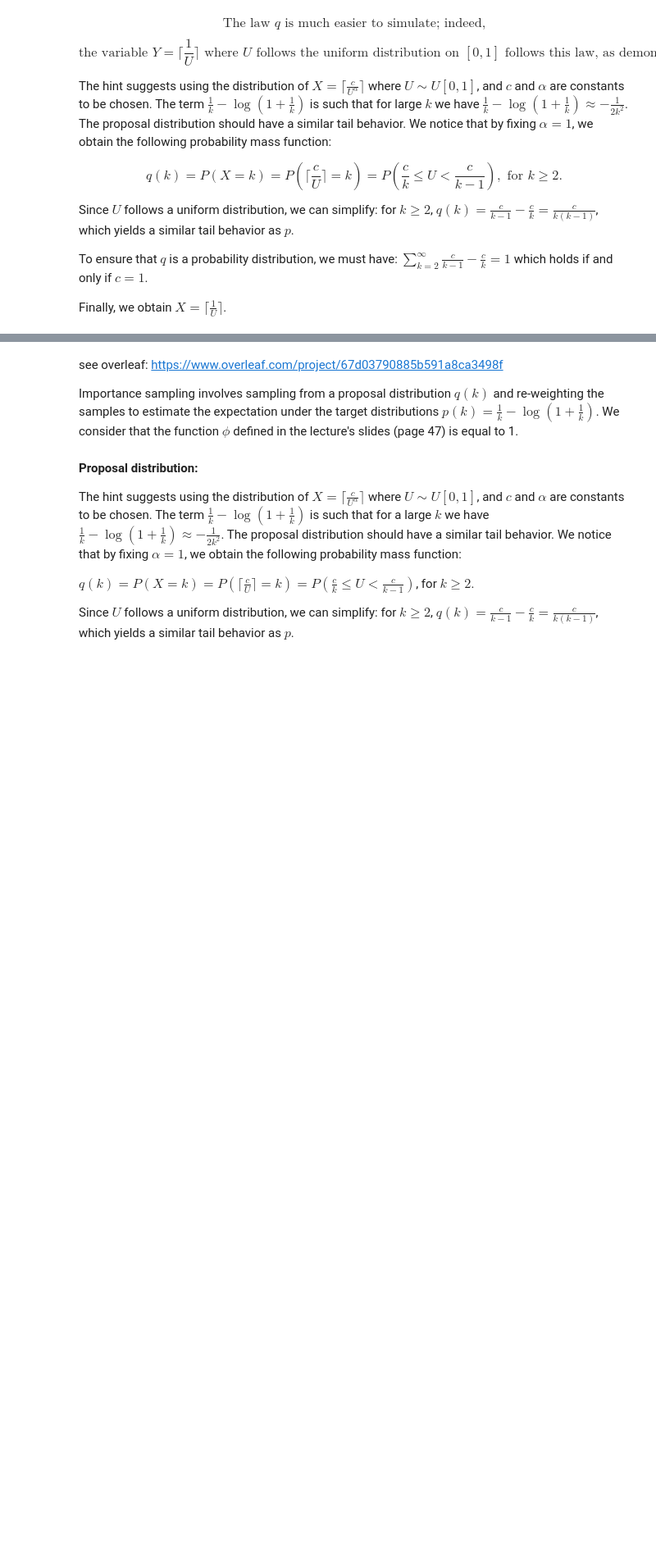
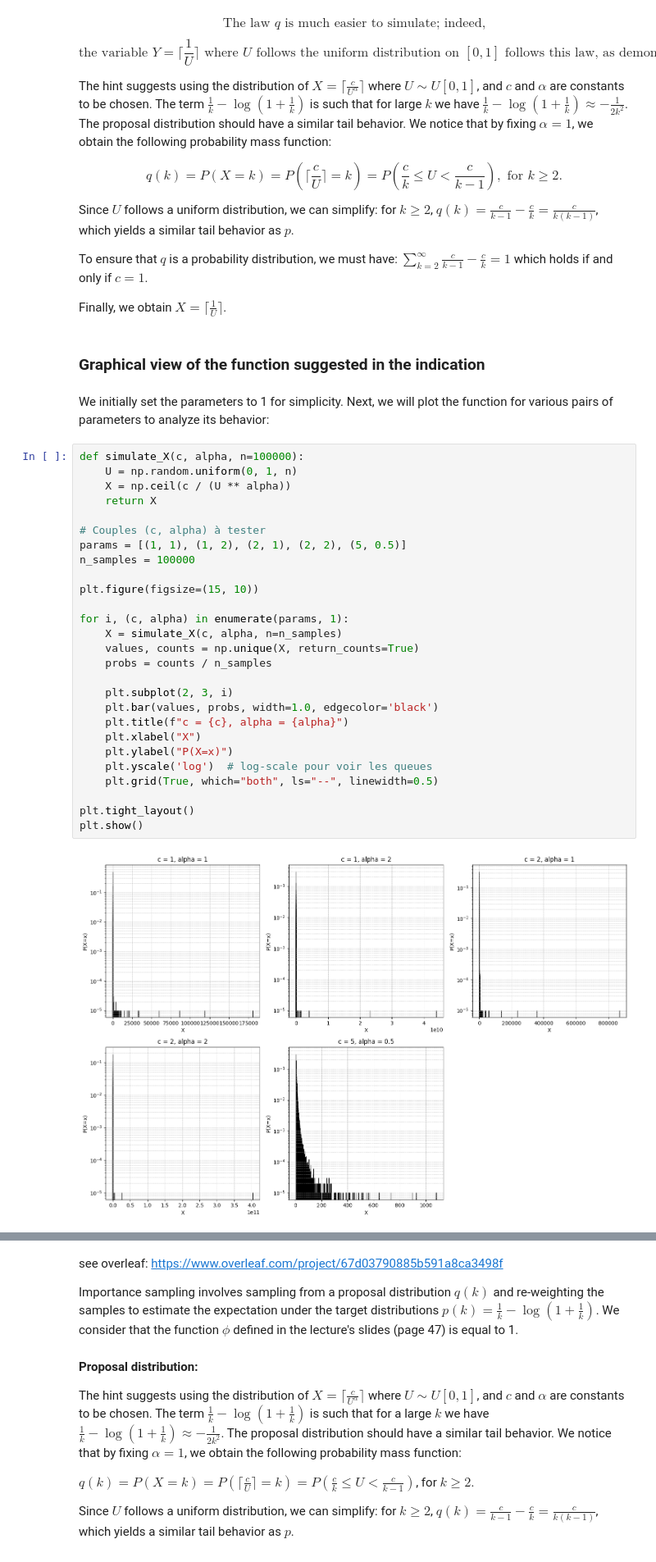
Before and after one commit to Leooryx/Euler_Monte_Carlo, a Jupyter notebook: main.ipynb, the cells around one changed output, grey strips where cells are left out. Shown at 82% size. Cells and saved outputs as stored; diff of their text form; blank space fills up the shorter version.

```diff
--- a/main.ipynb
+++ b/main.ipynb
@@ -57,3 +57,36 @@ Since $U$ follows a uniform distribution, we can simplify: for $k \geq 2$, $q(k)
 To ensure that $q$ is a probability distribution, we must have: $\sum_{k=2}^{\infty} \frac{c}{k-1} - \frac{c}{k} = 1$ which holds if and only if $c = 1$.
 
 Finally, we obtain $X = \lceil \frac{1}{U} \rceil$.
+# %% [markdown]
+### Graphical view of the function suggested in the indication
+# %% [markdown]
+We initially set the parameters to 1 for simplicity. Next, we will plot the function for various pairs of parameters to analyze its behavior:
+# %%
+def simulate_X(c, alpha, n=100000):
+    U = np.random.uniform(0, 1, n)
+    X = np.ceil(c / (U ** alpha))
+    return X
+
+# Couples (c, alpha) à tester
+params = [(1, 1), (1, 2), (2, 1), (2, 2), (5, 0.5)]
+n_samples = 100000
+
+plt.figure(figsize=(15, 10))
+
+for i, (c, alpha) in enumerate(params, 1):
+    X = simulate_X(c, alpha, n=n_samples)
+    values, counts = np.unique(X, return_counts=True)
+    probs = counts / n_samples
+
+    plt.subplot(2, 3, i)
+    plt.bar(values, probs, width=1.0, edgecolor='black')
+    plt.title(f"c = {c}, alpha = {alpha}")
+    plt.xlabel("X")
+    plt.ylabel("P(X=x)")
+    plt.yscale('log')  # log-scale pour voir les queues
+    plt.grid(True, which="both", ls="--", linewidth=0.5)
+
+plt.tight_layout()
+plt.show()
+# %% [output]
+[figure, added]
```
Also changed, not shown: parts of 10 cells of this notebook.
